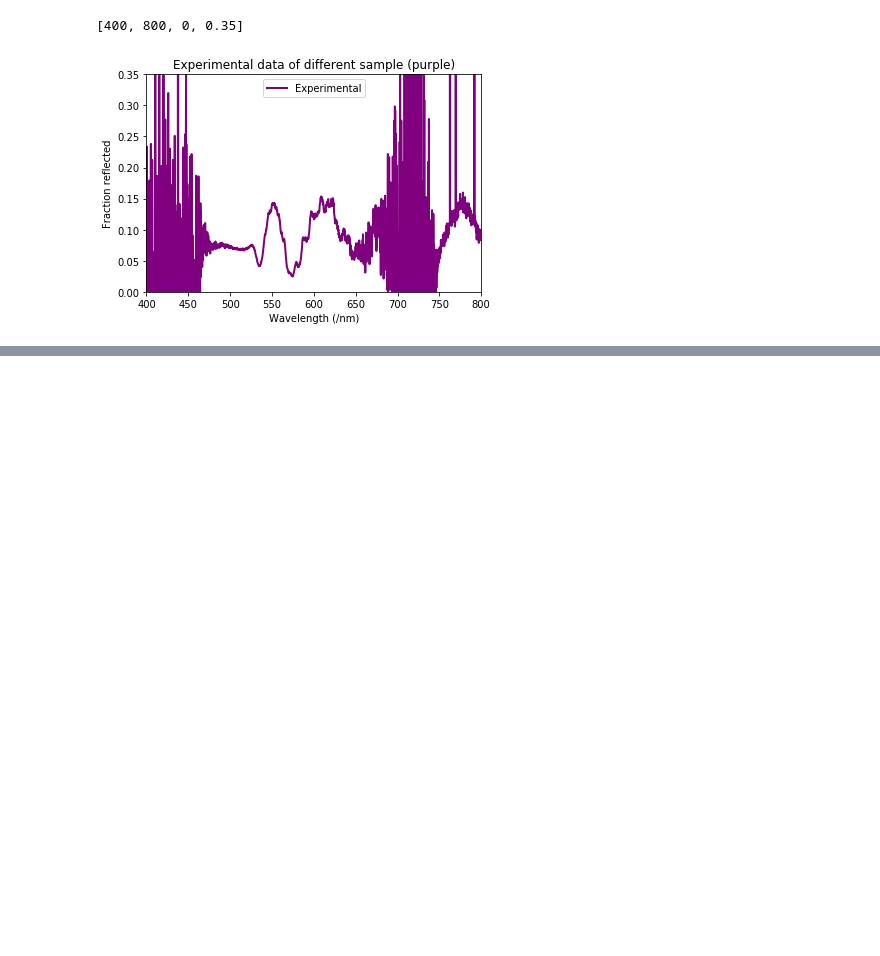
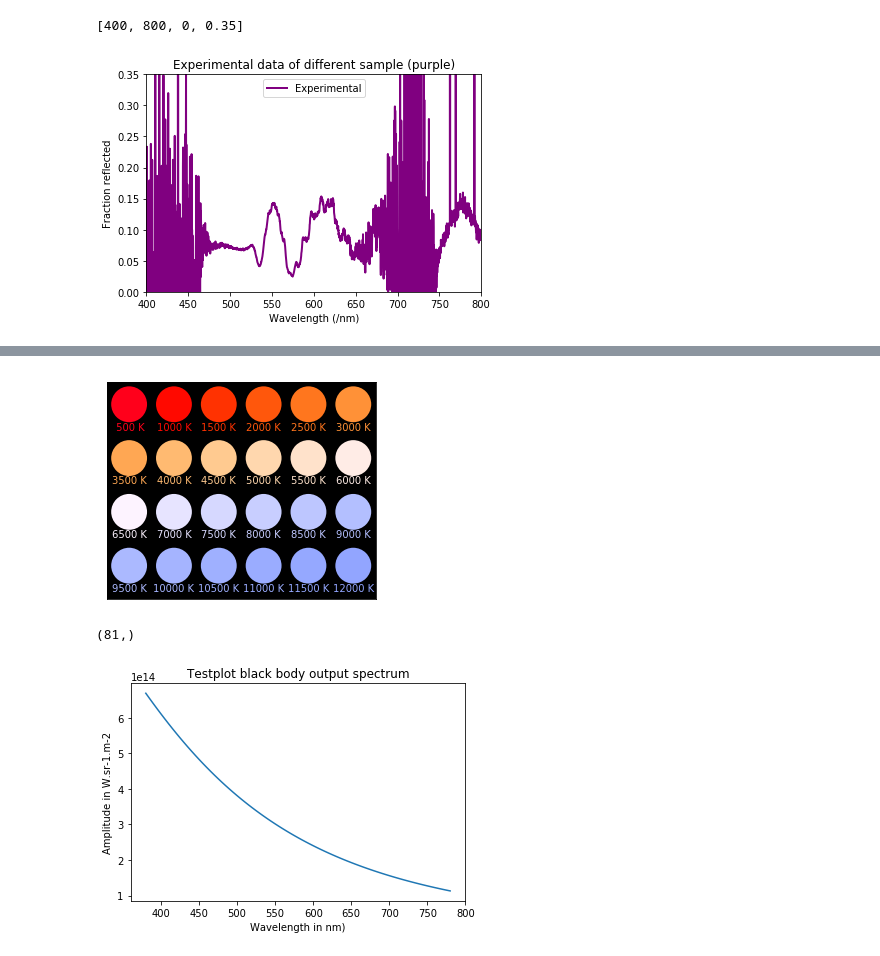
Before and after one commit to MakerTobey/Optics-Simulation-Transfer-Matrix-Approach, a Jupyter notebook: RockSimulation3.ipynb, the cells around one changed output, grey strips where cells are left out. Cells and saved outputs as stored; diff of their text form; code cells hidden in the pictures; blank space fills up the shorter version.

Commit message:
update and colour appearance

```diff
--- a/RockSimulation3.ipynb
+++ b/RockSimulation3.ipynb
@@ -299,0 +401,65 @@ np.savetxt(filepathRNA, RNAmeans, delimiter=",")
+# %%
+#### EXAMBLE ONLY
+#import numpy as np
+from scipy.constants import h, c, k
+#import matplotlib.pyplot as plt
+from matplotlib.patches import Circle
+
+#from colour_system import cs_hdtv
+cs = cs_hdtv
+
+def planck(lam, T):
+    """ Returns the spectral radiance of a black body at temperature T.
+
+    Returns the spectral radiance, B(lam, T), in W.sr-1.m-2 of a black body
+    at temperature T (in K) at a wavelength lam (in nm), using Planck's law.
+
+    """
+
+    lam_m = lam / 1.e9
+    fac = h*c/lam_m/k/T
+    B = 2*h*c**2/lam_m**5 / (np.exp(fac) - 1)
+    return B
+
+fig, ax = plt.subplots()
+
+# The grid of visible wavelengths corresponding to the grid of colour-matching
+# functions used by the ColourSystem instance.
+lam = np.arange(380., 781., 5)
+
+for i in range(24):
+    # T = 500 to 12000 K
+    T = 500*i + 500
+
+    # Calculate the black body spectrum and the HTML hex RGB colour string
+    # it looks like
+    spec = planck(lam, T)
+    html_rgb = cs.spec_to_rgb(spec, out_fmt='html')
+
+    # Place and label a circle with the colour of a black body at temperature T
+    x, y = i % 6, -(i // 6)
+    circle = Circle(xy=(x, y*1.2), radius=0.4, fc=html_rgb)
+    ax.add_patch(circle)
+    ax.annotate('{:4d} K'.format(T), xy=(x, y*1.2-0.5), va='center',
+                ha='center', color=html_rgb)
+
+# Set the limits and background colour; remove the ticks
+ax.set_xlim(-0.5,5.5)
+ax.set_ylim(-4.35, 0.5)
+ax.set_xticks([])
+ax.set_yticks([])
+ax.set_facecolor('k')
+# Make sure our circles are circular!
+ax.set_aspect("equal")
+plt.show()
+
+print(spec.shape)
+plt.plot(lam,spec)
+plt.xlabel('Wavelength in nm)')
+plt.ylabel('Amplitude in W.sr-1.m-2')
+plt.title('Testplot black body output spectrum')
+plt.show()
+# %% [output]
+[figure, added]
+(81,)
+[figure, added]
```
Also changed, not shown: parts of 9 cells of this notebook, 12 other files.
